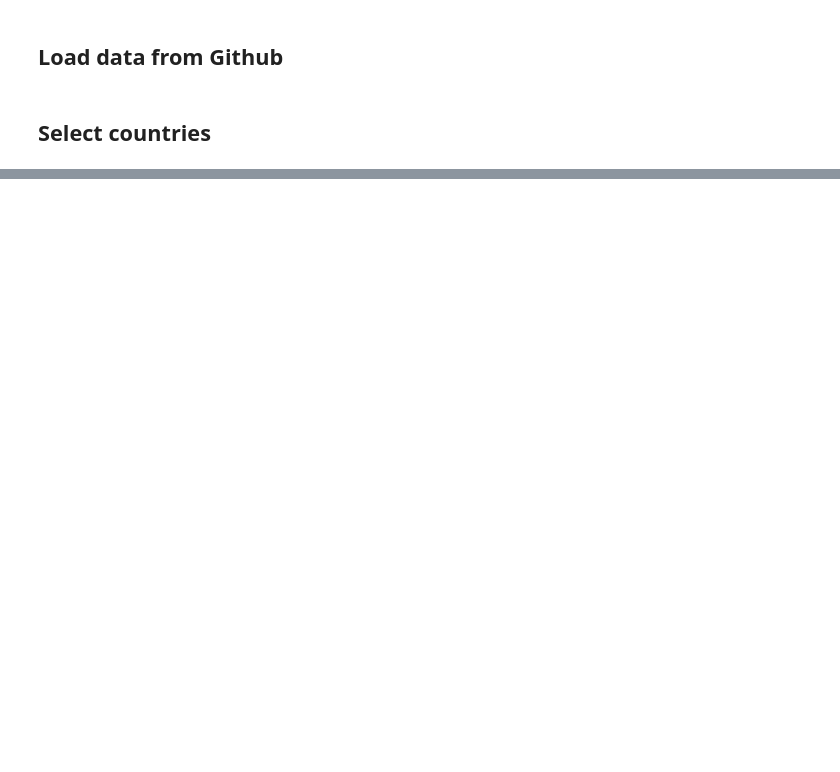
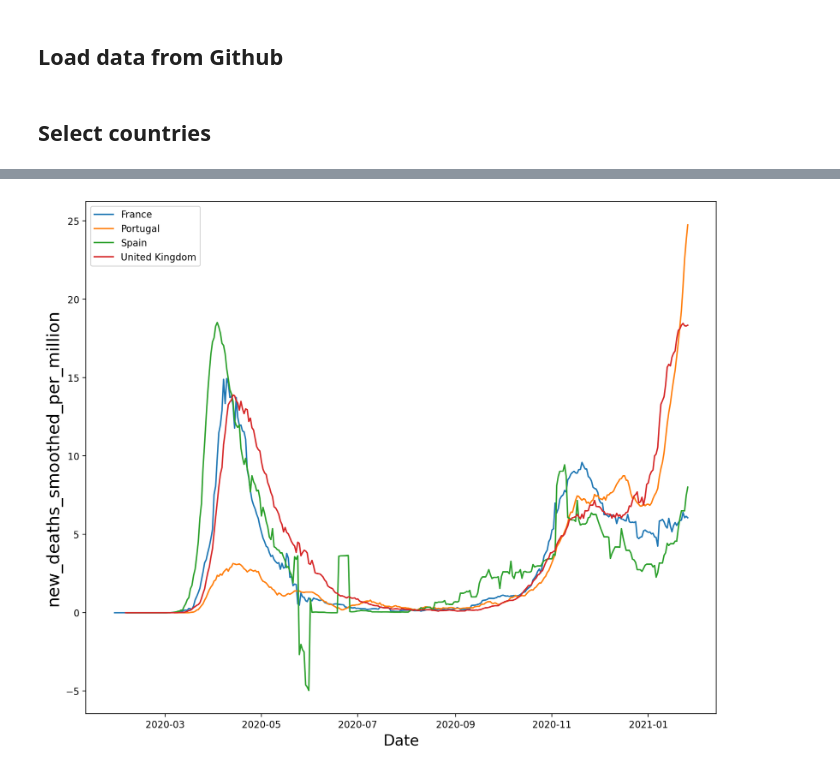
Before and after one commit to simonmoreau/covid-data, a Jupyter notebook: COVID Death.ipynb, the cells around one changed output, grey strips where cells are left out. Drawn from its saved outputs; the diff is of its cells as text; code cells hidden in the pictures; blank space fills up the shorter version.

```diff
--- a/COVID Death.ipynb
+++ b/COVID Death.ipynb
@@ -135,0 +76,5 @@ plt.show()
+# %%
+column_name = 'new_deaths_smoothed_per_million'
+plot_serie(column_name)
+# %% [output]
+[figure, added]
```
Also changed, not shown: parts of 9 cells of this notebook.
